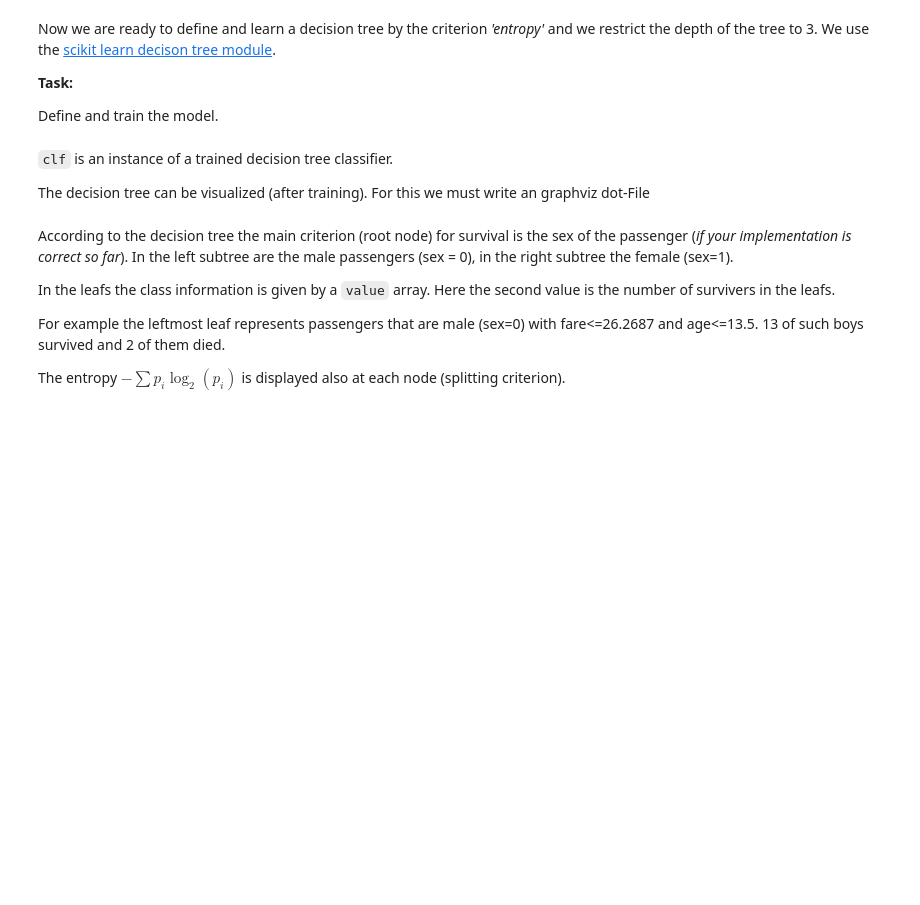
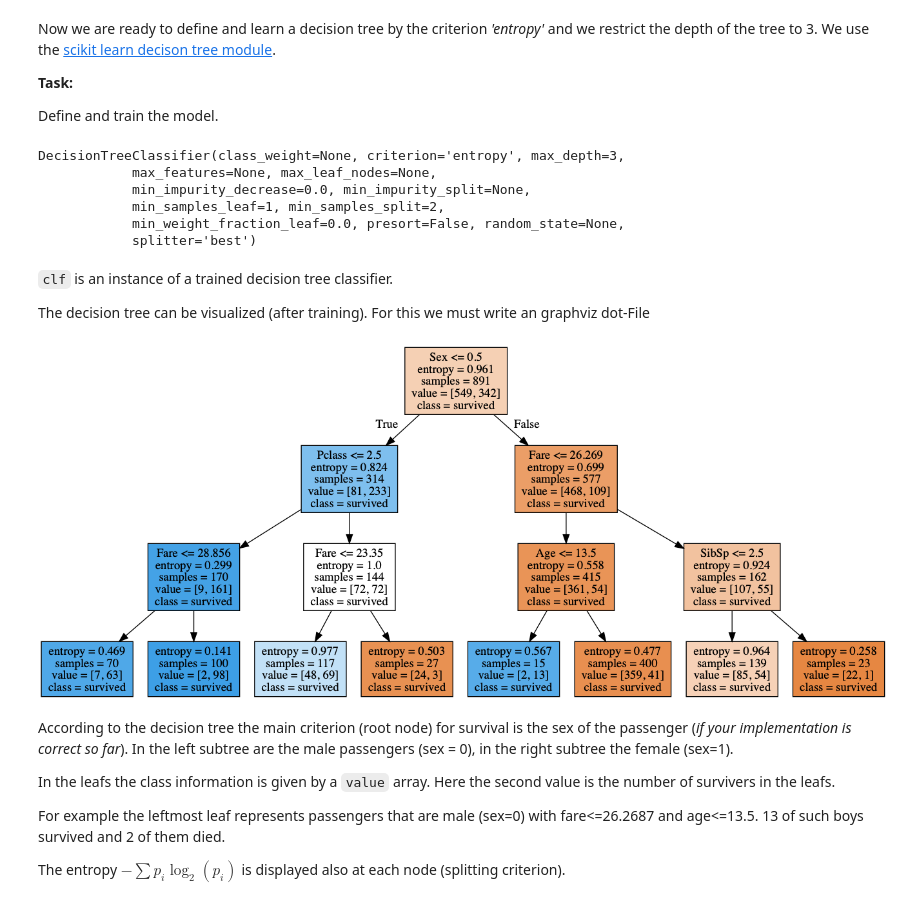
Before and after one commit to mehdignu/decision-trees, a Jupyter notebook: notebooks_machine-learning-fundamentals_exercise-decision-trees.ipynb, the cells around one changed output. Drawn from its saved outputs; the diff is of its cells as text; code cells hidden in the pictures; blank space fills up the shorter version.

Commit message:
implement decision tree

```diff
--- a/notebooks_machine-learning-fundamentals_exercise-decision-trees.ipynb
+++ b/notebooks_machine-learning-fundamentals_exercise-decision-trees.ipynb
@@ -209,4 +247,6 @@ Scikit's learn decision trees can handle only numeric data. So we must convert t
 Convert the nominal feature into a binary feature.
 # %%
 ### Exercise: Convert to binary feature
-train_df["Sex"]
+d = {'female': 0, 'male': 1}
+train_df['Sex'] = train_df['Sex'].map(d)
+train_df[['PassengerId', 'Survived', 'Sex']].values
@@ -226,3 +271,9 @@ x = None # Exercise: Extract the features we want to use for training as 2D arra
+# %%
+
+y = np.array(train_df.Survived) # Exercise: Extract target feature "Survived" as 1D array
+
+features = ["Fare", "Pclass", "Sex", "Age", "SibSp"]
+x = np.array(train_df[features])
 # %% [markdown]
 #### Missing Values
 
@@ -231,0 +281,5 @@ There are missing values (`NaN`) for some examples in the _"Age"_ column. Use th
+# %%
+imp = SimpleImputer(missing_values=np.nan, strategy='mean')
+imp.fit(x)
+x = imp.transform(x)
+x
@@ -239,7 +301,16 @@ We use the [scikit learn decison tree module](http://scikit-learn.org/stable/mod
 
 Define and train the model.
 # %%
-clf = None # Exercise: Define and train the classifier
+# Exercise: Define and train the classifier
+clf =tree.DecisionTreeClassifier(criterion="entropy", max_depth=3)
+clf.fit(x, y)
+# %% [output]
+DecisionTreeClassifier(class_weight=None, criterion='entropy', max_depth=3,
+            max_features=None, max_leaf_nodes=None,
+            min_impurity_decrease=0.0, min_impurity_split=None,
+            min_samples_leaf=1, min_samples_split=2,
+            min_weight_fraction_leaf=0.0, presort=False, random_state=None,
+            splitter='best')
 # %% [markdown]
 `clf` is an instance of a trained decision tree classifier.
 
@@ -252,3 +318,17 @@ graph
+# %%
+
+from IPython.display import Image
+from sklearn.externals.six import StringIO
+import pydotplus
+
+dot_data = StringIO()
+tree.export_graphviz(clf, out_file=dot_data,
+                         feature_names=features, class_names=['survived', 'survived']
+   , filled = True)
+graph = pydotplus.graph_from_dot_data(dot_data.getvalue())
+Image(graph.create_png())
+# %% [output]
+[figure, added]
 # %% [markdown]
 According to the decision tree the main criterion (root node) for survival is the sex of the passenger (_if your implementation is correct so far_). In the left subtree are the male passengers (sex = 0), in the right subtree the female (sex=1).
 
```
Also changed, not shown: parts of 25 cells of this notebook, 2 other files.
